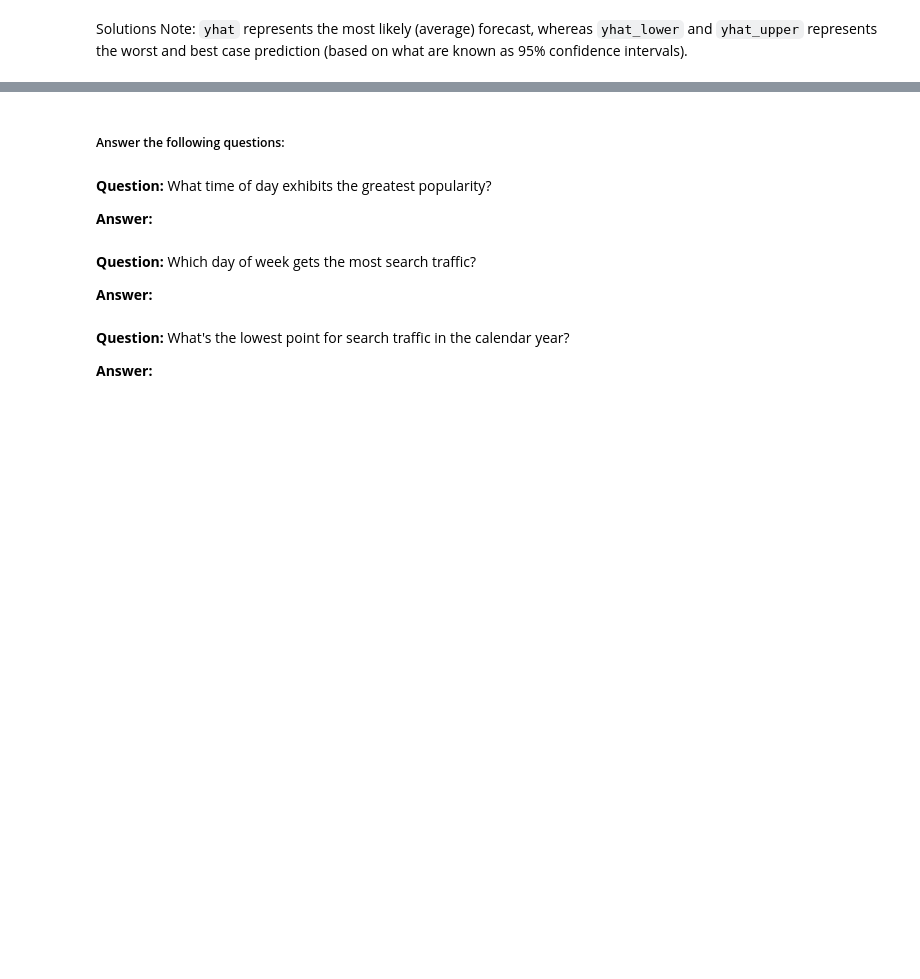
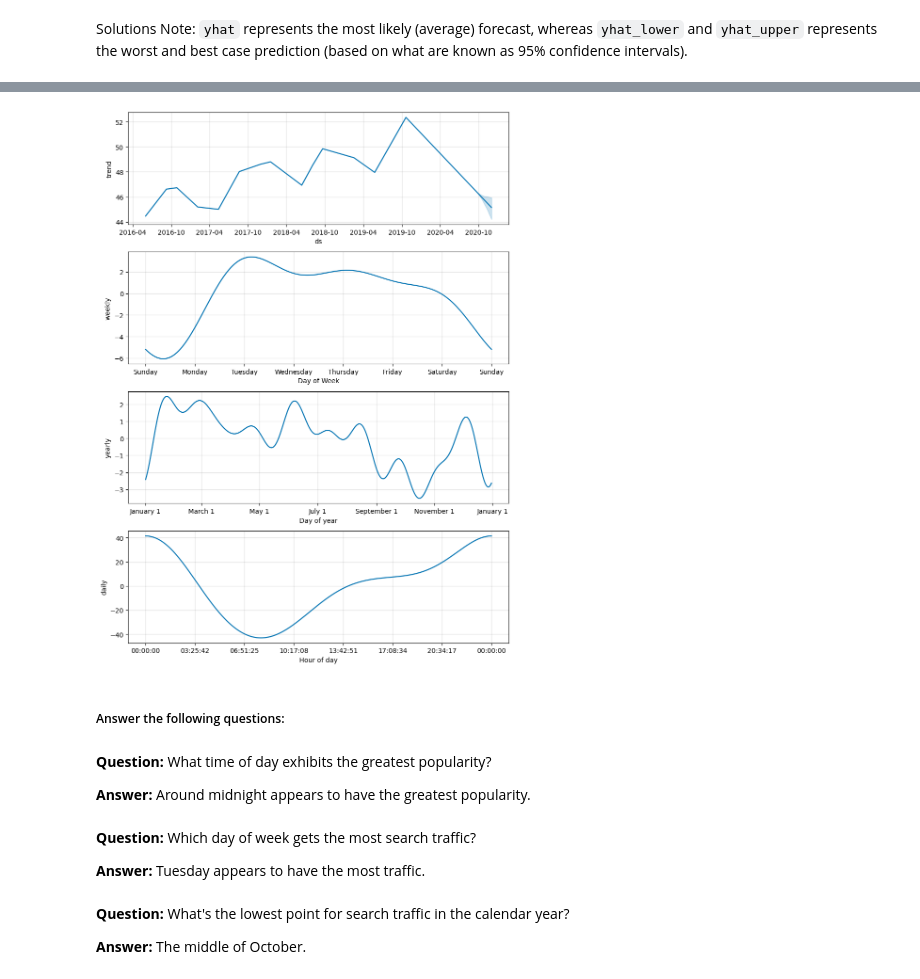
Before and after one commit to FurrowSam/Google-Search-Trend-Predictions-with-Prophet, a Jupyter notebook: forecasting_net_prophet .ipynb, the cells around one changed output, grey strips where cells are left out. Cells and saved outputs as stored; diff of their text form; code cells hidden in the pictures; blank space fills up the shorter version.

```diff
--- a/forecasting_net_prophet.ipynb
+++ b/forecasting_net_prophet .ipynb
@@ -520,20 +521,26 @@ yhat_view.iloc[-2000:].plot(kind='line', alpha=0.7)
 # %%
 # Reset the index in the forecast_mercado_trends DataFrame
 
-
+forecast_mercado_trends.reset_index(inplace=True)
 # Use the plot_components function to visualize the forecast results
 # for the forecast_canada DataFrame
+
+
+plot_components(prophet_model, forecast_mercado_trends)
+plt.show()
+# %% [output]
+[figure, added]
 # %% [markdown]
 ##### Answer the following questions:
 # %% [markdown]
 **Question:** What time of day exhibits the greatest popularity?
 
-**Answer:**
+**Answer:** Around midnight appears to have the greatest popularity.
 # %% [markdown]
 **Question:** Which day of week gets the most search traffic?
 
-**Answer:**
+**Answer:** Tuesday appears to have the most traffic.
 # %% [markdown]
 **Question:** What's the lowest point for search traffic in the calendar year?
 
-**Answer:**
+**Answer:** The middle of October.
```
Also changed, not shown: parts of 7 cells of this notebook.
